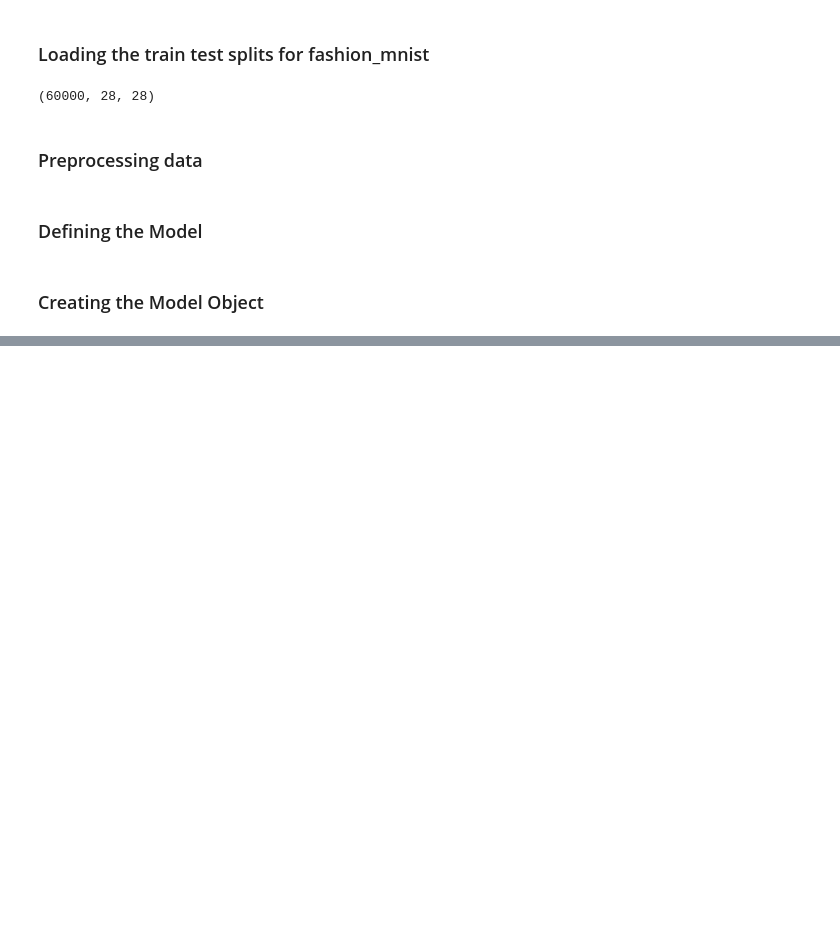
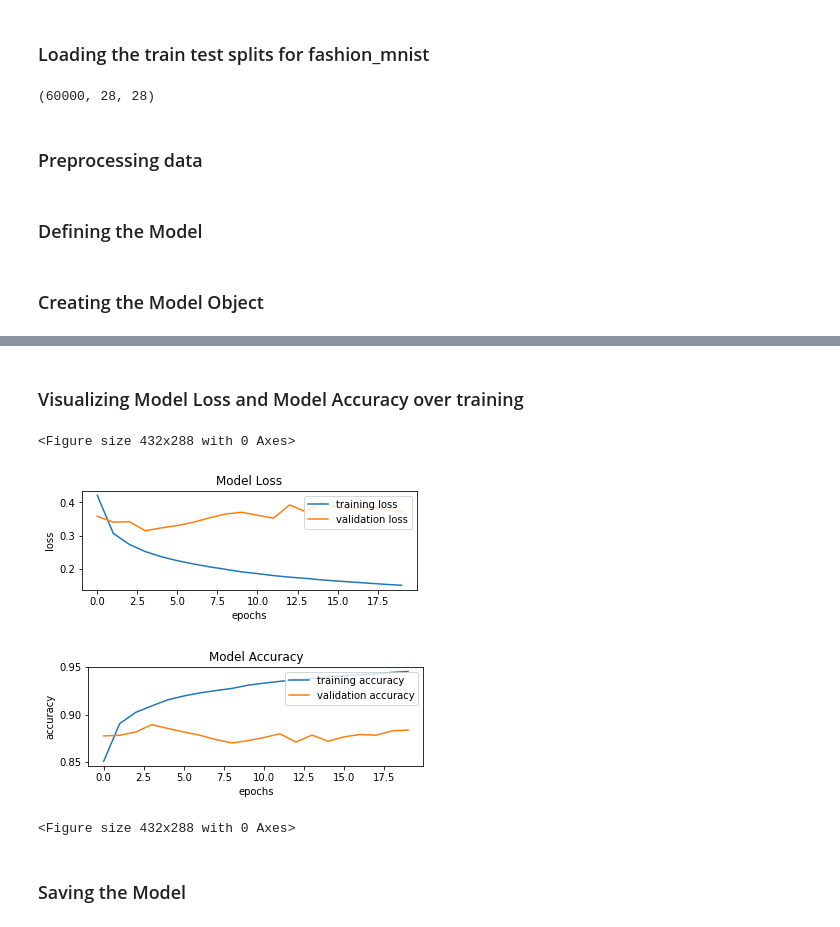
Before and after one commit to dvsh-n/Classifying-Fashion-MNIST, a Jupyter notebook: CNN Implementation/CNN-FashionMNIST.ipynb, the cells around one changed output, grey strips where cells are left out. Drawn from its saved outputs; the diff is of its cells as text; code cells hidden in the pictures; blank space fills up the shorter version.

Commit message:
Trained v1.0 of CNN
The model had high variance, please see notes at the end of the notebbok for more info

```diff
--- a/CNN Implementation/CNN-FashionMNIST.ipynb
+++ b/CNN Implementation/CNN-FashionMNIST.ipynb
@@ -49,17 +49,21 @@ def Classifier_model(input_shape):
 
     input_img = tf.keras.Input(shape = input_shape)
 
-    Z1 = Conv2D(20, kernel_size = (2,2), strides = (1,1), use_bias = True)(input_img)
+    Z1 = Conv2D(64, kernel_size = (2,2), strides = (1,1), use_bias = True)(input_img)
 
     A1 = ReLU()(Z1)
 
-    P1 = MaxPool2D(pool_size= (2,2), strides = (2,2))(A1)
+    B1 = BatchNormalization(axis = 3, trainable = True)(A1)
 
-    Z2 = Conv2D(16, kernel_size = (2,2), strides = (1,1), use_bias= True)(P1)
+    P1 = MaxPool2D(pool_size= (2,2), strides = (2,2))(B1)
+
+    Z2 = Conv2D(32, kernel_size = (2,2), strides = (1,1), use_bias= True)(P1)
 
     A2 = ReLU()(Z2)
 
-    P2 = MaxPool2D(pool_size= (2,2), strides = (2,2))(A2)
+    B2 = BatchNormalization(axis = 3, trainable = True)(A2)
+
+    P2 = MaxPool2D(pool_size= (2,2), strides = (2,2))(B2)
 
     F = Flatten()(P2)
 
@@ -94,0 +101,6 @@ _________________________________________________________________
+# %%
+device_name = tf.test.gpu_device_name()
+print(device_name)
+
+with tf.device('/device:GPU:0'):
+    history = Model.fit(train_datset, epochs = 20, validation_data = test_datset)
@@ -94,0 +125,34 @@ _________________________________________________________________
+# %% [markdown]
+<h3>Visualizing Model Loss and Model Accuracy over training</h3>
+# %%
+import pandas as pd
+
+history = pd.DataFrame(history.history)
+
+history.rename(columns = {'loss':'training loss', 'val_loss':'validation loss', 'accuracy':'training accuracy', 'val_accuracy': 'validation accuracy'}, inplace=True)
+
+plt.subplot(2,1,1)
+plt.plot(history['training loss'], label = 'training loss')
+plt.plot(history['validation loss'], label = 'validation loss')
+plt.title('Model Loss')
+plt.xlabel('epochs')
+plt.ylabel('loss')
+plt.legend(loc = 'upper right')
+plt.figure(figsize=(6,4))
+
+
+plt.subplot(2,1,2)
+plt.plot(history['training accuracy'], label = 'training accuracy')
+plt.plot(history['validation accuracy'], label = 'validation accuracy')
+plt.title('Model Accuracy')
+plt.xlabel('epochs')
+plt.ylabel('accuracy')
+plt.legend(loc = 'upper right')
+plt.figure(figsize=(6,4))
+# %% [output]
+<Figure size 432x288 with 0 Axes>
+[figure, added]
+[figure, added]
+<Figure size 432x288 with 0 Axes>
+# %% [markdown]
+<h3>Saving the Model</h3>
```
Also changed, not shown: parts of 7 cells of this notebook, 4 other files.
